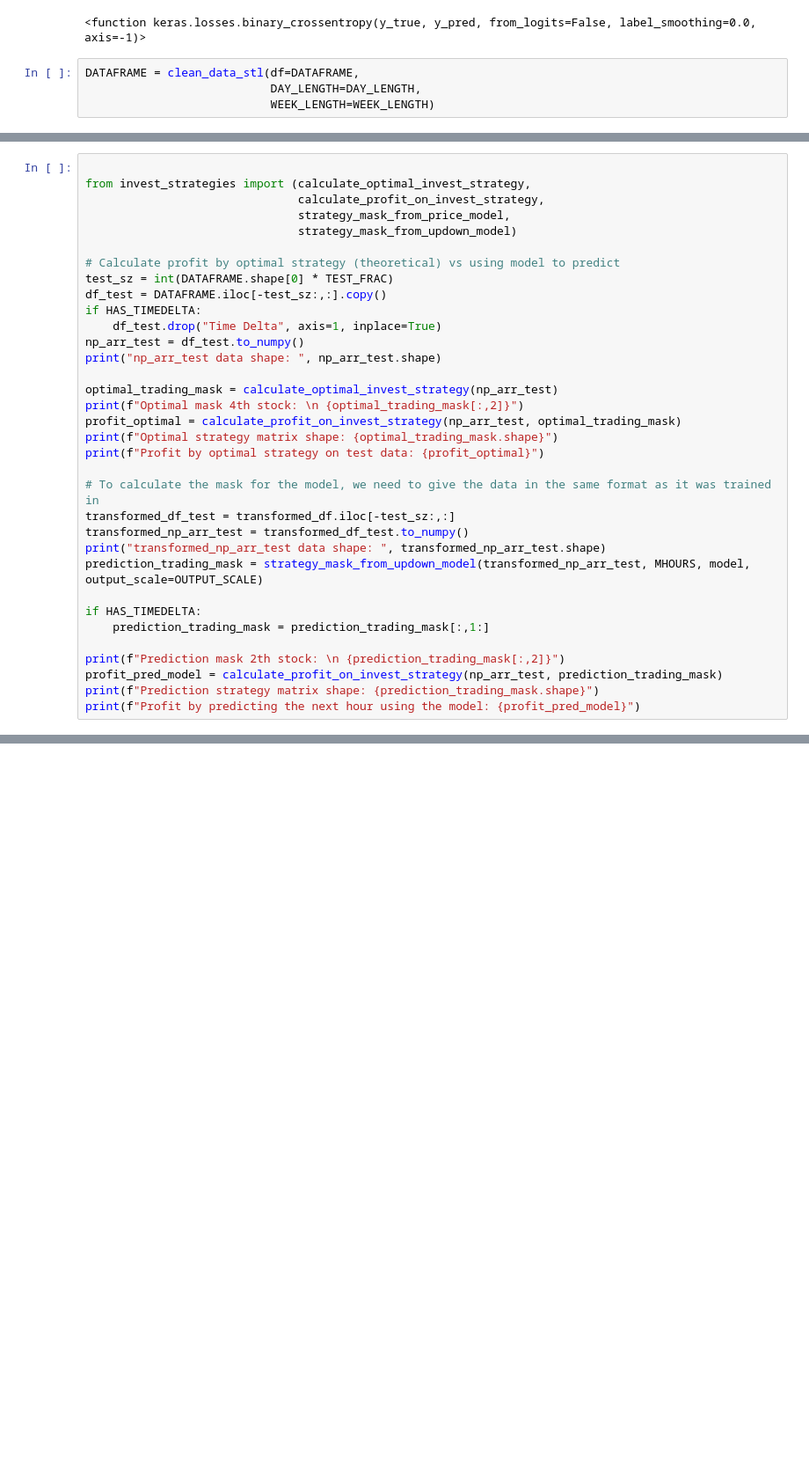
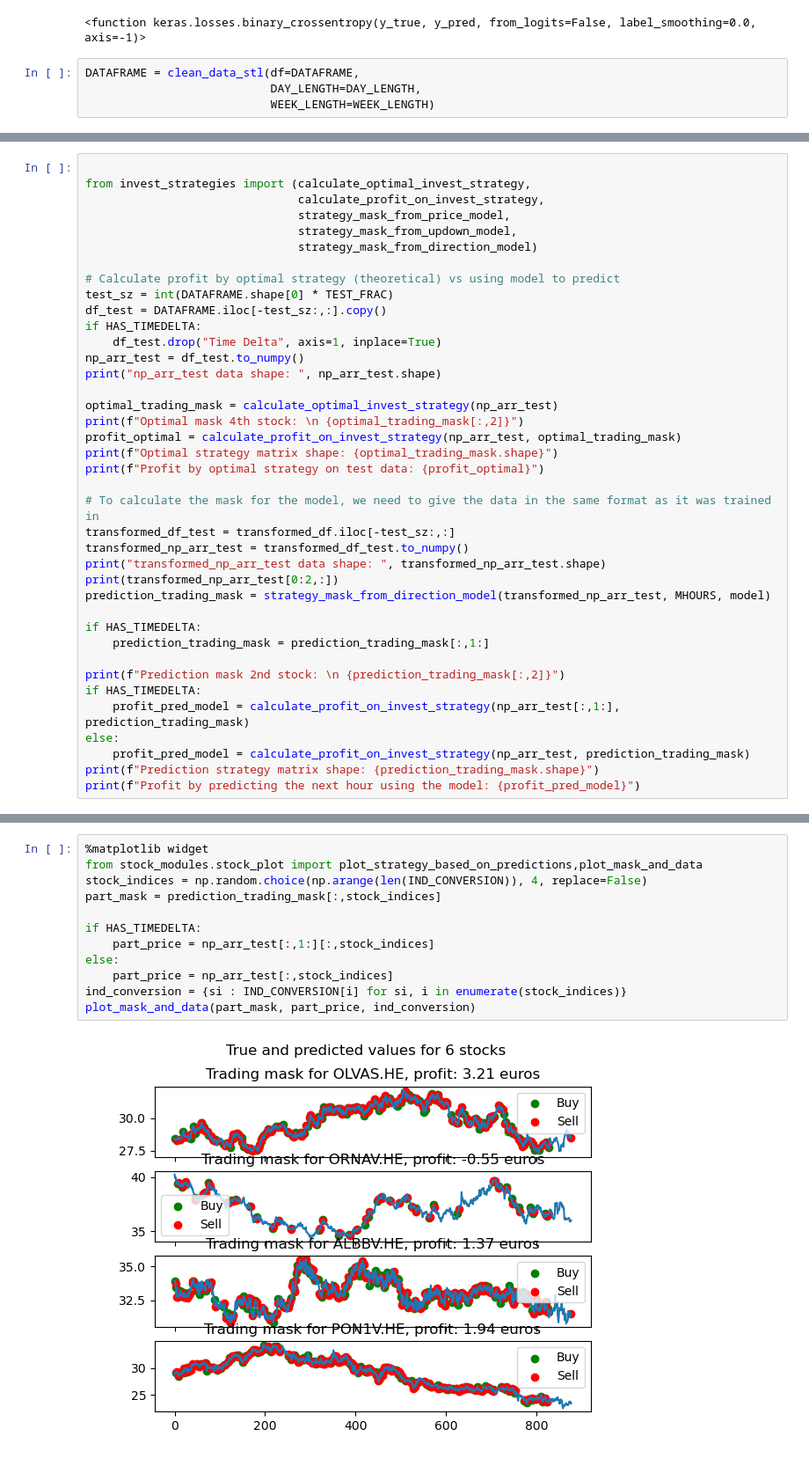
Before and after one commit to ilmari99/stonk-prediction, a Jupyter notebook: stock_predictions_rnn.ipynb, the cells around one changed output, grey strips where cells are left out. Shown at 88% size. Drawn from its saved outputs; the diff is of its cells as text; blank space fills up the shorter version.

```diff
--- a/stock_predictions_rnn.ipynb
+++ b/stock_predictions_rnn.ipynb
@@ -316,7 +428,8 @@ Accuracy for stock PON1V.HE: 0.6205714285714286
 from invest_strategies import (calculate_optimal_invest_strategy,
                                calculate_profit_on_invest_strategy,
                                strategy_mask_from_price_model,
-                               strategy_mask_from_updown_model)
+                               strategy_mask_from_updown_model,
+                               strategy_mask_from_direction_model)
 
 # Calculate profit by optimal strategy (theoretical) vs using model to predict
 test_sz = int(DATAFRAME.shape[0] * TEST_FRAC)
@@ -336,13 +449,17 @@ print(f"Profit by optimal strategy on test data: {profit_optimal}")
 transformed_df_test = transformed_df.iloc[-test_sz:,:]
 transformed_np_arr_test = transformed_df_test.to_numpy()
 print("transformed_np_arr_test data shape: ", transformed_np_arr_test.shape)
-prediction_trading_mask = strategy_mask_from_updown_model(transformed_np_arr_test, MHOURS, model, output_scale=OUTPUT_SCALE)
+print(transformed_np_arr_test[0:2,:])
+prediction_trading_mask = strategy_mask_from_direction_model(transformed_np_arr_test, MHOURS, model)
 
 if HAS_TIMEDELTA:
     prediction_trading_mask = prediction_trading_mask[:,1:]
 
-print(f"Prediction mask 2th stock: \n {prediction_trading_mask[:,2]}")
-profit_pred_model = calculate_profit_on_invest_strategy(np_arr_test, prediction_trading_mask)
+print(f"Prediction mask 2nd stock: \n {prediction_trading_mask[:,2]}")
+if HAS_TIMEDELTA:
+    profit_pred_model = calculate_profit_on_invest_strategy(np_arr_test[:,1:], prediction_trading_mask)
+else:
+    profit_pred_model = calculate_profit_on_invest_strategy(np_arr_test, prediction_trading_mask)
 print(f"Prediction strategy matrix shape: {prediction_trading_mask.shape}")
 print(f"Profit by predicting the next hour using the model: {profit_pred_model}")
 # %% [output]
@@ -463,0 +483,14 @@ Average hourly change: [0.50343249 0.48169336 0.50457666 0.50686499 0.5228833  0
+# %%
+%matplotlib widget
+from stock_modules.stock_plot import plot_strategy_based_on_predictions,plot_mask_and_data
+stock_indices = np.random.choice(np.arange(len(IND_CONVERSION)), 4, replace=False)
+part_mask = prediction_trading_mask[:,stock_indices]
+
+if HAS_TIMEDELTA:
+    part_price = np_arr_test[:,1:][:,stock_indices]
+else:
+    part_price = np_arr_test[:,stock_indices]
+ind_conversion = {si : IND_CONVERSION[i] for si, i in enumerate(stock_indices)}
+plot_mask_and_data(part_mask, part_price, ind_conversion)
+# %% [output]
+[figure, added]
```
Also changed, not shown: parts of 14 cells of this notebook, 2 other files.
